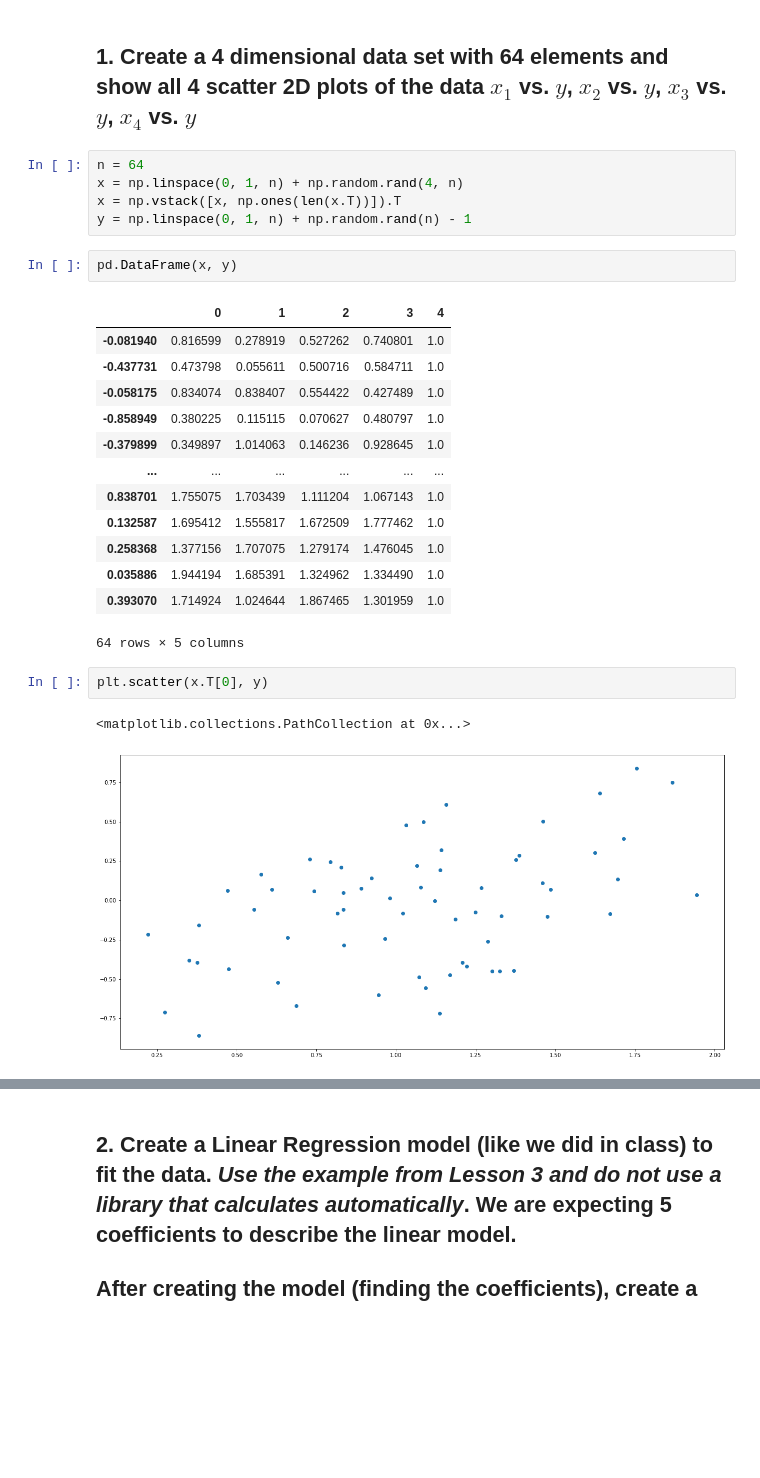
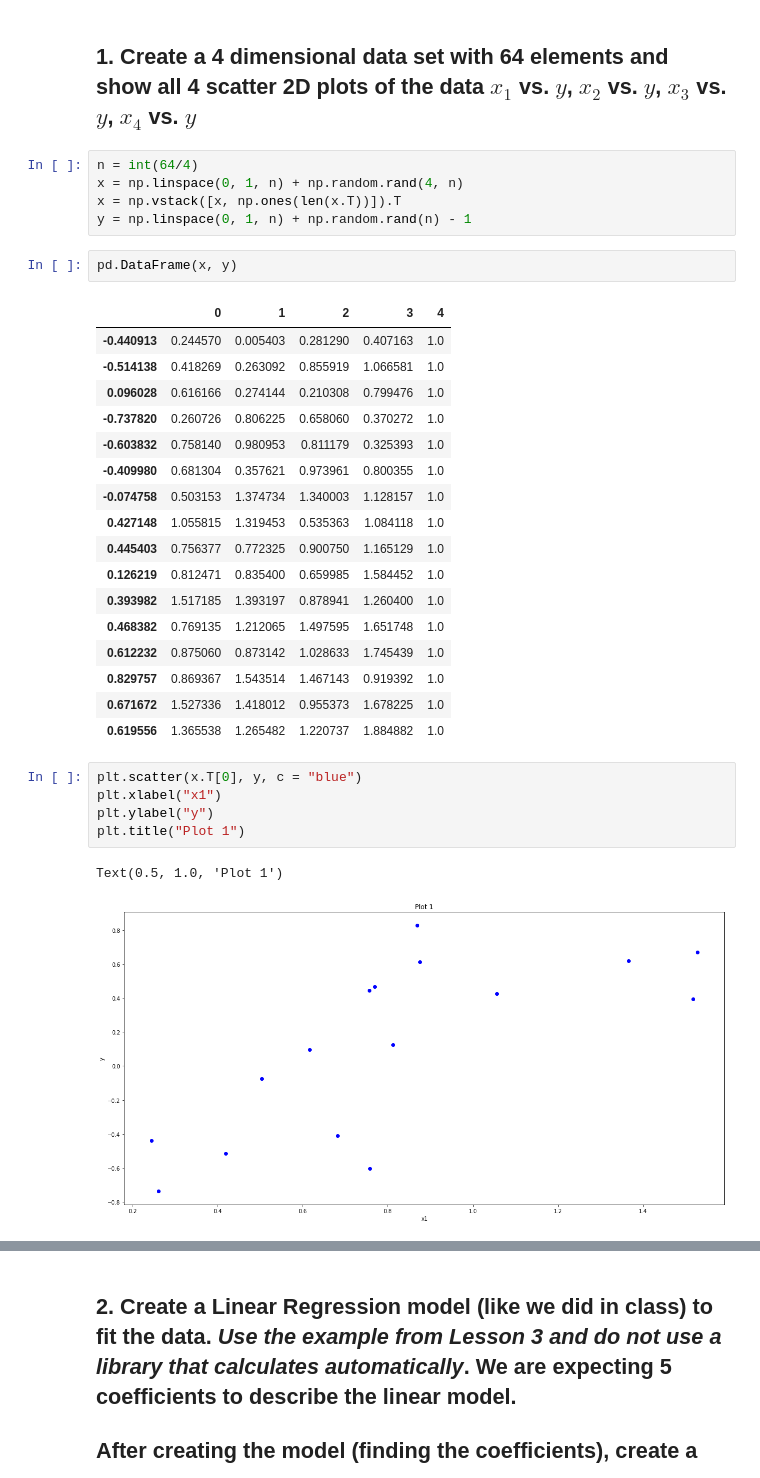
Before and after one commit to cjmasamitsu/mlnn-masamitsu, a Jupyter notebook: 03/masamitsu-week3-asnmt.ipynb, the cells around one changed output, grey strips where cells are left out. Cells and saved outputs as stored; diff of their text form; blank space fills up the shorter version.

```diff
--- a/03/masamitsu-week3-asnmt.ipynb
+++ b/03/masamitsu-week3-asnmt.ipynb
@@ -16,7 +16,7 @@ Key items include:
 # %% [markdown]
 ## 1. Create a 4 dimensional data set with 64 elements and show all 4 scatter 2D plots of the data $x_1$ vs. $y$, $x_2$ vs. $y$,  $x_3$ vs. $y$, $x_4$ vs. $y$
 # %%
-n = 64
+n = int(64/4)
 x = np.linspace(0, 1, n) + np.random.rand(4, n)
 x = np.vstack([x, np.ones(len(x.T))]).T
 y = np.linspace(0, 1, n) + np.random.rand(n) - 1
@@ -24,21 +24,28 @@ y = np.linspace(0, 1, n) + np.random.rand(n) - 1
 pd.DataFrame(x, y)
 # %% [output]
 |  | 0 | 1 | 2 | 3 | 4 |
-| -0.081940 | 0.816599 | 0.278919 | 0.527262 | 0.740801 | 1.0 |
-| -0.437731 | 0.473798 | 0.055611 | 0.500716 | 0.584711 | 1.0 |
-| -0.058175 | 0.834074 | 0.838407 | 0.554422 | 0.427489 | 1.0 |
-| -0.858949 | 0.380225 | 0.115115 | 0.070627 | 0.480797 | 1.0 |
-| -0.379899 | 0.349897 | 1.014063 | 0.146236 | 0.928645 | 1.0 |
-| ... | ... | ... | ... | ... | ... |
-| 0.838701 | 1.755075 | 1.703439 | 1.111204 | 1.067143 | 1.0 |
-| 0.132587 | 1.695412 | 1.555817 | 1.672509 | 1.777462 | 1.0 |
-| 0.258368 | 1.377156 | 1.707075 | 1.279174 | 1.476045 | 1.0 |
-| 0.035886 | 1.944194 | 1.685391 | 1.324962 | 1.334490 | 1.0 |
-| 0.393070 | 1.714924 | 1.024644 | 1.867465 | 1.301959 | 1.0 |
+| -0.440913 | 0.244570 | 0.005403 | 0.281290 | 0.407163 | 1.0 |
+| -0.514138 | 0.418269 | 0.263092 | 0.855919 | 1.066581 | 1.0 |
+| 0.096028 | 0.616166 | 0.274144 | 0.210308 | 0.799476 | 1.0 |
+| -0.737820 | 0.260726 | 0.806225 | 0.658060 | 0.370272 | 1.0 |
+| -0.603832 | 0.758140 | 0.980953 | 0.811179 | 0.325393 | 1.0 |
+| -0.409980 | 0.681304 | 0.357621 | 0.973961 | 0.800355 | 1.0 |
+| -0.074758 | 0.503153 | 1.374734 | 1.340003 | 1.128157 | 1.0 |
+| 0.427148 | 1.055815 | 1.319453 | 0.535363 | 1.084118 | 1.0 |
+| 0.445403 | 0.756377 | 0.772325 | 0.900750 | 1.165129 | 1.0 |
+| 0.126219 | 0.812471 | 0.835400 | 0.659985 | 1.584452 | 1.0 |
+| 0.393982 | 1.517185 | 1.393197 | 0.878941 | 1.260400 | 1.0 |
+| 0.468382 | 0.769135 | 1.212065 | 1.497595 | 1.651748 | 1.0 |
+| 0.612232 | 0.875060 | 0.873142 | 1.028633 | 1.745439 | 1.0 |
+| 0.829757 | 0.869367 | 1.543514 | 1.467143 | 0.919392 | 1.0 |
+| 0.671672 | 1.527336 | 1.418012 | 0.955373 | 1.678225 | 1.0 |
+| 0.619556 | 1.365538 | 1.265482 | 1.220737 | 1.884882 | 1.0 |
-64 rows × 5 columns
 # %%
-plt.scatter(x.T[0], y)
+plt.scatter(x.T[0], y, c = "blue")
+plt.xlabel("x1")
+plt.ylabel("y")
+plt.title("Plot 1")
 # %% [output]
-<matplotlib.collections.PathCollection at 0x...>
+Text(0.5, 1.0, 'Plot 1')
-[figure, old version]
+[figure, new version]
 # %%
```
Also changed, not shown: parts of 22 cells of this notebook, 1 other file.
